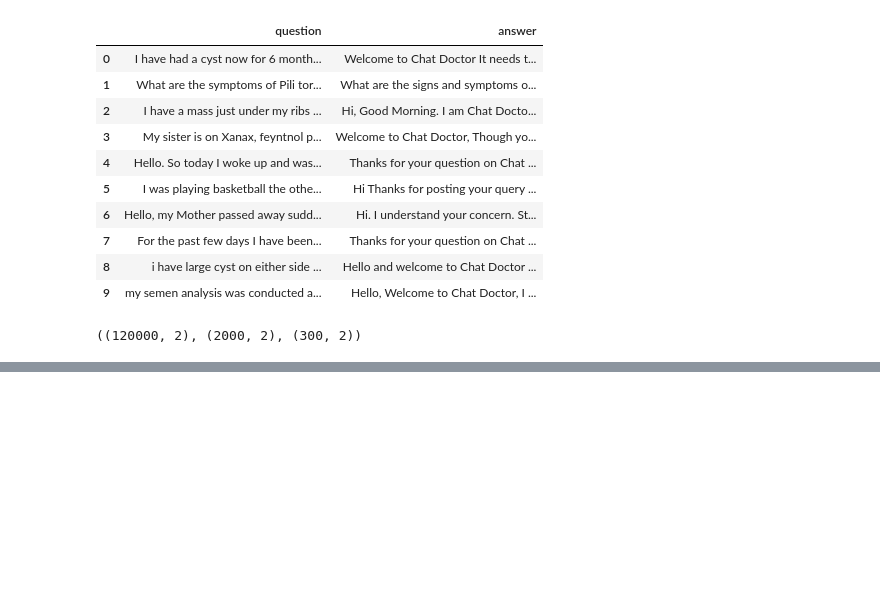
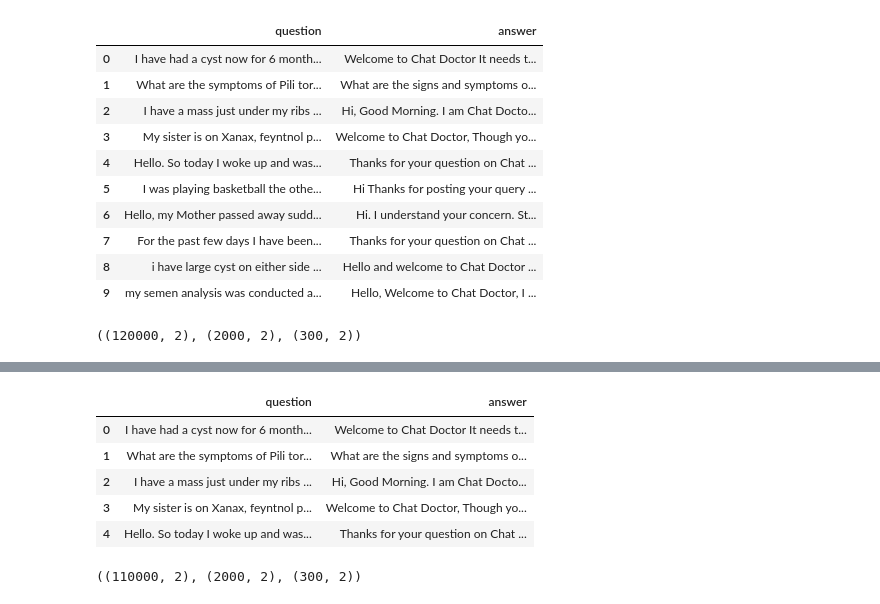
Before and after one commit to hasindu-madushan/llm-finetune-for-medical-chat, a Jupyter notebook: q_and_a_data_prep.ipynb, the cells around one changed output, grey strips where cells are left out. Saved outputs shown, nothing was run; the diff lists cells and outputs as text; code cells hidden in the pictures; blank space fills up the shorter version.

```diff
--- a/q_and_a_data_prep.ipynb
+++ b/q_and_a_data_prep.ipynb
@@ -195,0 +285,21 @@ val_df.to_csv(qna_data_path + "val.csv", index=False)
+# %%
+qna_df = qna_df[qna_df["n_full_tokens"] < 512]
+# %%
+qna_df = qna_df.reset_index(drop=True)
+# %%
+train_df = qna_df.loc[:train_size -1, ["question", "answer"]]
+test_df = qna_df.loc[train_size:train_size + test_size - 1, ["question", "answer"]]
+val_df = qna_df.loc[train_size + test_size: train_size + test_size + val_size - 1, ["question", "answer"]]
+# %%
+train_df.head()
+# %% [output]
+|  | question | answer |
+| 0 | I have had a cyst now for 6 month... | Welcome to Chat Doctor It needs t... |
+| 1 | What are the symptoms of Pili tor... | What are the signs and symptoms o... |
+| 2 | I have a mass just under my ribs ... | Hi, Good Morning. I am Chat Docto... |
+| 3 | My sister is on Xanax, feyntnol p... | Welcome to Chat Doctor, Though yo... |
+| 4 | Hello. So today I woke up and was... | Thanks for your question on Chat ... |
+# %%
+train_df.shape, test_df.shape, val_df.shape
+# %% [output]
+((110000, 2), (2000, 2), (300, 2))
```
Also changed, not shown: parts of 13 cells of this notebook, 5 other files.
